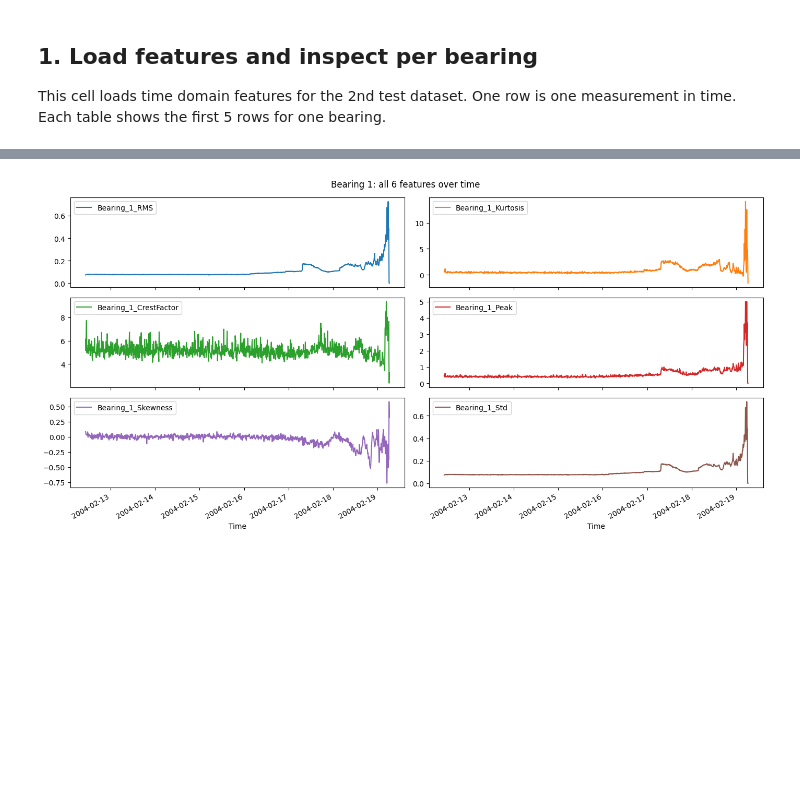
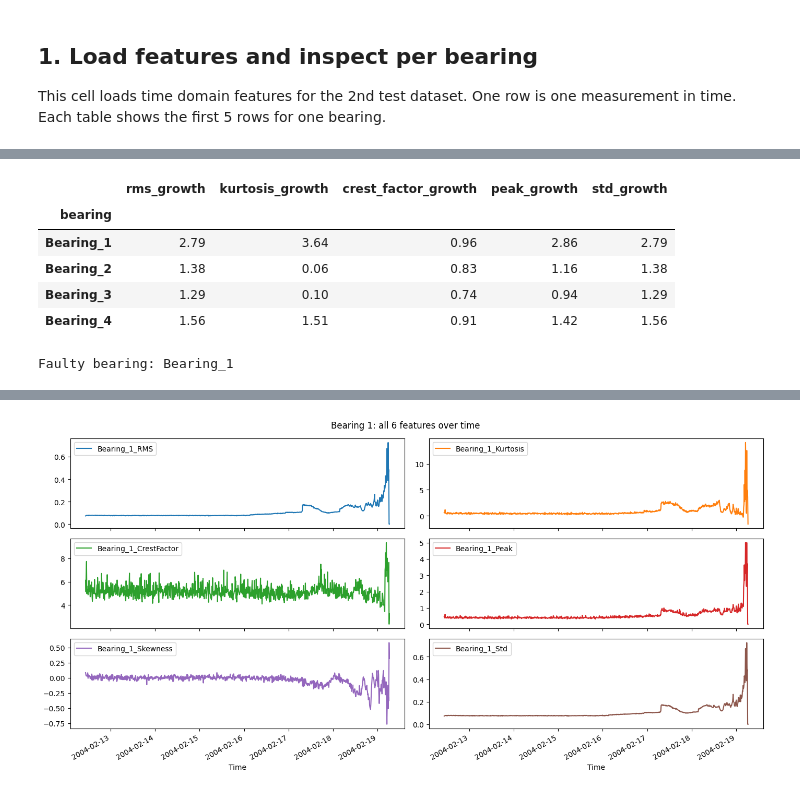
Before and after one commit to maidabiber/anomaly-detection-thesis, a Jupyter notebook: notebooks/analyze_2nd_test.ipynb, the cells around one changed output, grey strips where cells are left out. Saved outputs shown, nothing was run; the diff lists cells and outputs as text; code cells hidden in the pictures; blank space fills up the shorter version.

```diff
--- a/notebooks/analyze_2nd_test.ipynb
+++ b/notebooks/analyze_2nd_test.ipynb
@@ -61,0 +85,14 @@ plt.show()
+# %%
+from src.evaluation import identify_faulty_bearing
+
+result = identify_faulty_bearing(df)
+display(result['summary'])
+print(f"Faulty bearing: {result['faulty_bearing']}")
+# %% [output]
+|  | rms_growth | kurtosis_growth | crest_factor_growth | peak_growth | std_growth |
+| bearing |  |  |  |  |  |
+| Bearing_1 | 2.79 | 3.64 | 0.96 | 2.86 | 2.79 |
+| Bearing_2 | 1.38 | 0.06 | 0.83 | 1.16 | 1.38 |
+| Bearing_3 | 1.29 | 0.10 | 0.74 | 0.94 | 1.29 |
+| Bearing_4 | 1.56 | 1.51 | 0.91 | 1.42 | 1.56 |
+Faulty bearing: Bearing_1
```
Also changed, not shown: parts of 12 cells of this notebook.
